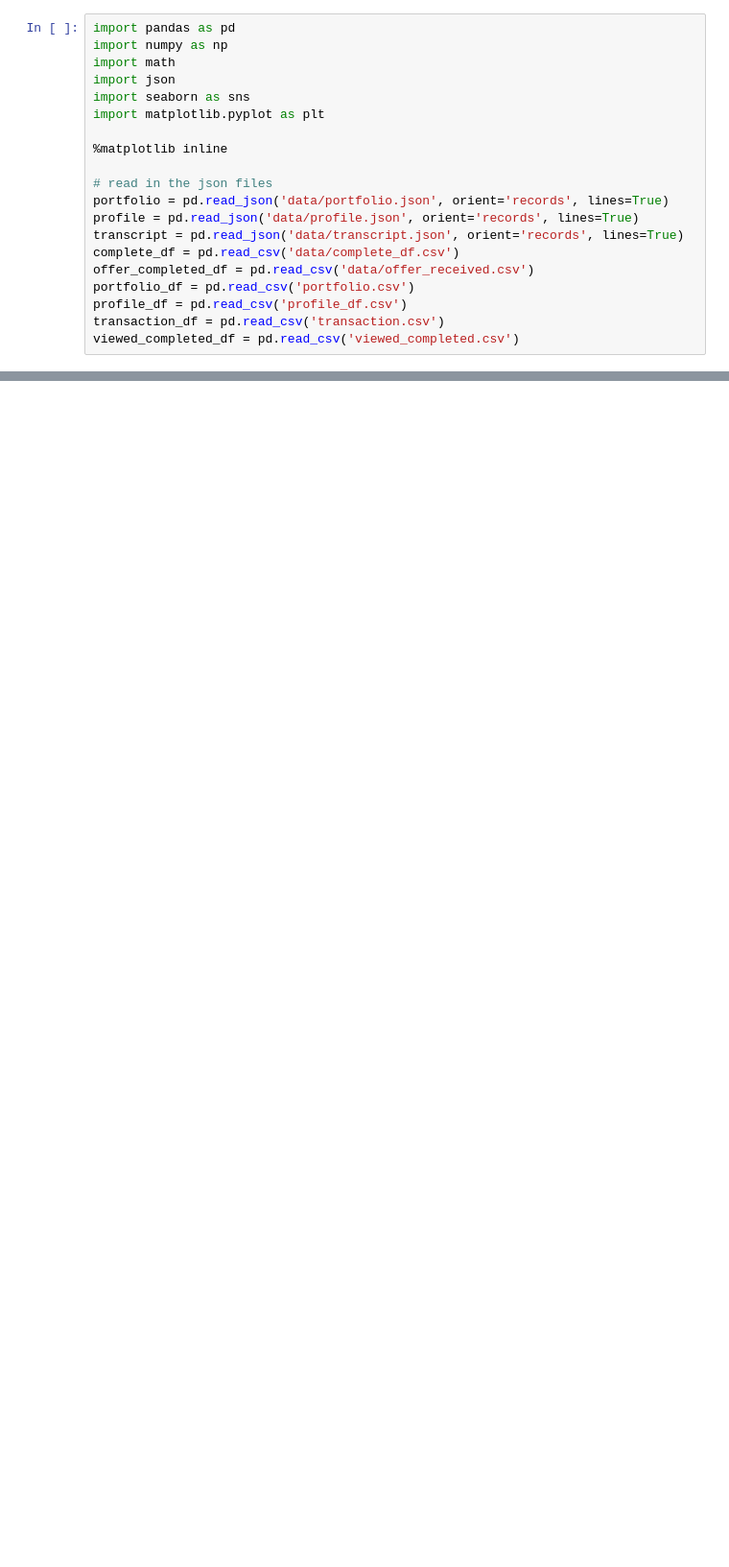
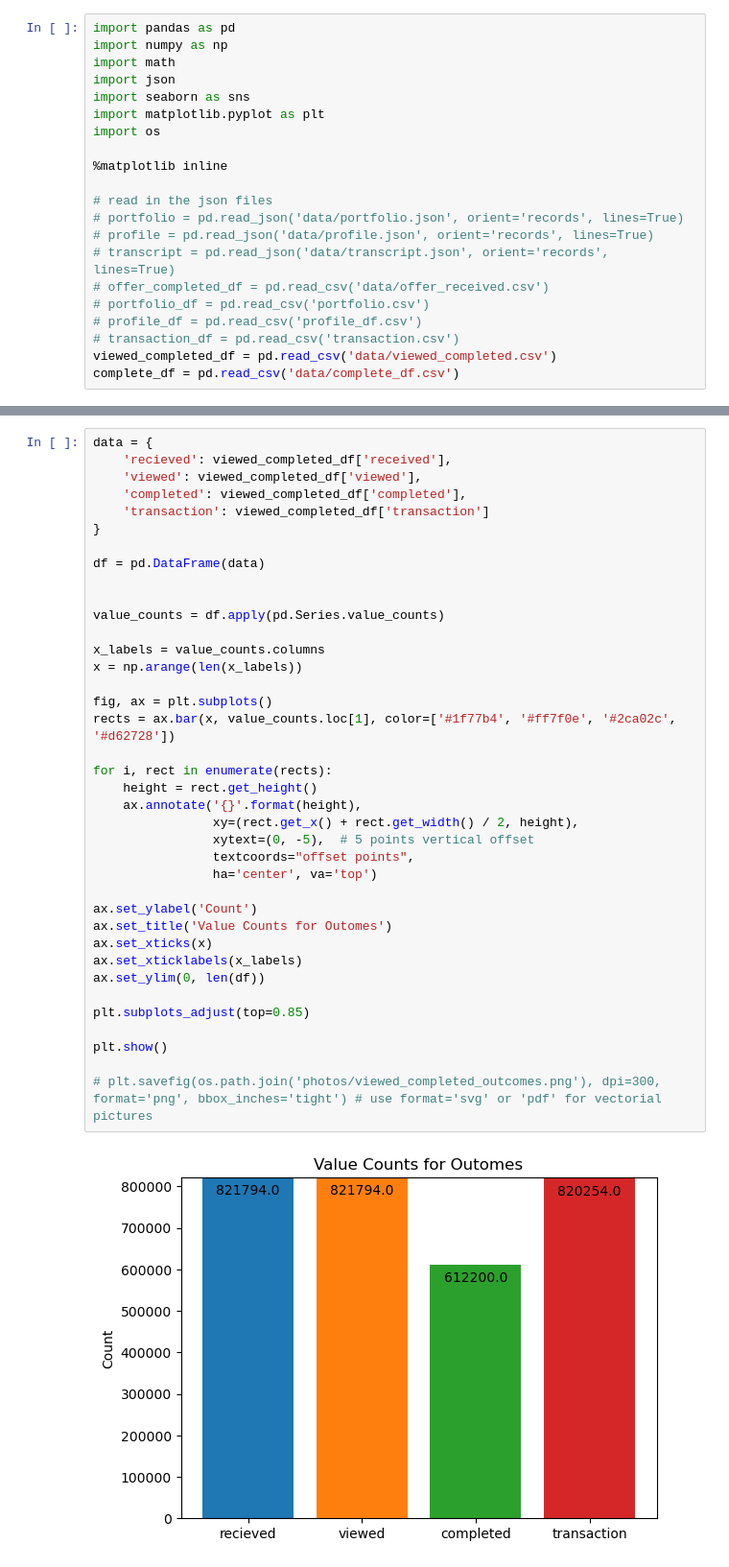
Before and after one commit to ShantiRoseCodes/aws_mle_capstone_project, a Jupyter notebook: Starbucks Capstone Project.ipynb, the cells around one changed output, grey strips where cells are left out. Shown: that part at 96% size. Drawn from its saved outputs; the diff is of its cells as text; blank space fills up the shorter version.

Commit message:
graphs added

```diff
--- a/Starbucks Capstone Project.ipynb
+++ b/Starbucks Capstone Project.ipynb
@@ -5,16 +5,17 @@ import math
 import json
 import seaborn as sns
 import matplotlib.pyplot as plt
+import os
 
 %matplotlib inline
 
 # read in the json files
-portfolio = pd.read_json('data/portfolio.json', orient='records', lines=True)
-profile = pd.read_json('data/profile.json', orient='records', lines=True)
-transcript = pd.read_json('data/transcript.json', orient='records', lines=True)
+# portfolio = pd.read_json('data/portfolio.json', orient='records', lines=True)
+# profile = pd.read_json('data/profile.json', orient='records', lines=True)
+# transcript = pd.read_json('data/transcript.json', orient='records', lines=True)
+# offer_completed_df = pd.read_csv('data/offer_received.csv')
+# portfolio_df = pd.read_csv('portfolio.csv')
+# profile_df = pd.read_csv('profile_df.csv')
+# transaction_df = pd.read_csv('transaction.csv')
+viewed_completed_df = pd.read_csv('data/viewed_completed.csv')
 complete_df = pd.read_csv('data/complete_df.csv')
-offer_completed_df = pd.read_csv('data/offer_received.csv')
-portfolio_df = pd.read_csv('portfolio.csv')
-profile_df = pd.read_csv('profile_df.csv')
-transaction_df = pd.read_csv('transaction.csv')
-viewed_completed_df = pd.read_csv('viewed_completed.csv')
@@ -22,0 +34,40 @@ FileNotFoundError: [Errno 2] No such file or directory: 'portfolio.csv'
+# %%
+data = {
+    'recieved': viewed_completed_df['received'],
+    'viewed': viewed_completed_df['viewed'],
+    'completed': viewed_completed_df['completed'],
+    'transaction': viewed_completed_df['transaction']
+}
+
+df = pd.DataFrame(data)
+
+
+value_counts = df.apply(pd.Series.value_counts)
+
+x_labels = value_counts.columns
+x = np.arange(len(x_labels))
+
+fig, ax = plt.subplots()
+rects = ax.bar(x, value_counts.loc[1], color=['#1f77b4', '#ff7f0e', '#2ca02c', '#d62728'])
+
+for i, rect in enumerate(rects):
+    height = rect.get_height()
+    ax.annotate('{}'.format(height),
+                xy=(rect.get_x() + rect.get_width() / 2, height),
+                xytext=(0, -5),  # 5 points vertical offset
+                textcoords="offset points",
+                ha='center', va='top')
+
+ax.set_ylabel('Count')
+ax.set_title('Value Counts for Outomes')
+ax.set_xticks(x)
+ax.set_xticklabels(x_labels)
+ax.set_ylim(0, len(df))
+
+plt.subplots_adjust(top=0.85)
+
+plt.show()
+
+# plt.savefig(os.path.join('photos/viewed_completed_outcomes.png'), dpi=300, format='png', bbox_inches='tight') # use format='svg' or 'pdf' for vectorial pictures
+# %% [output]
+[figure, added]
```
Also changed, not shown: parts of 6 cells of this notebook.
